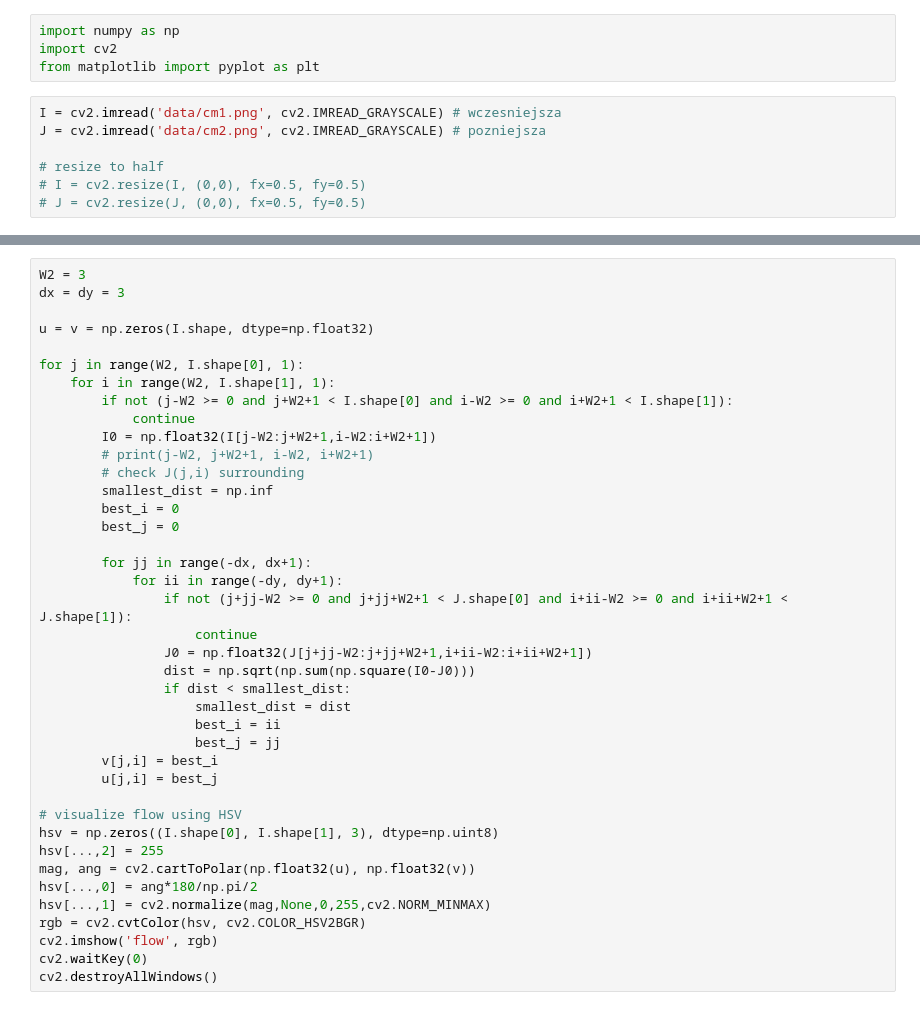
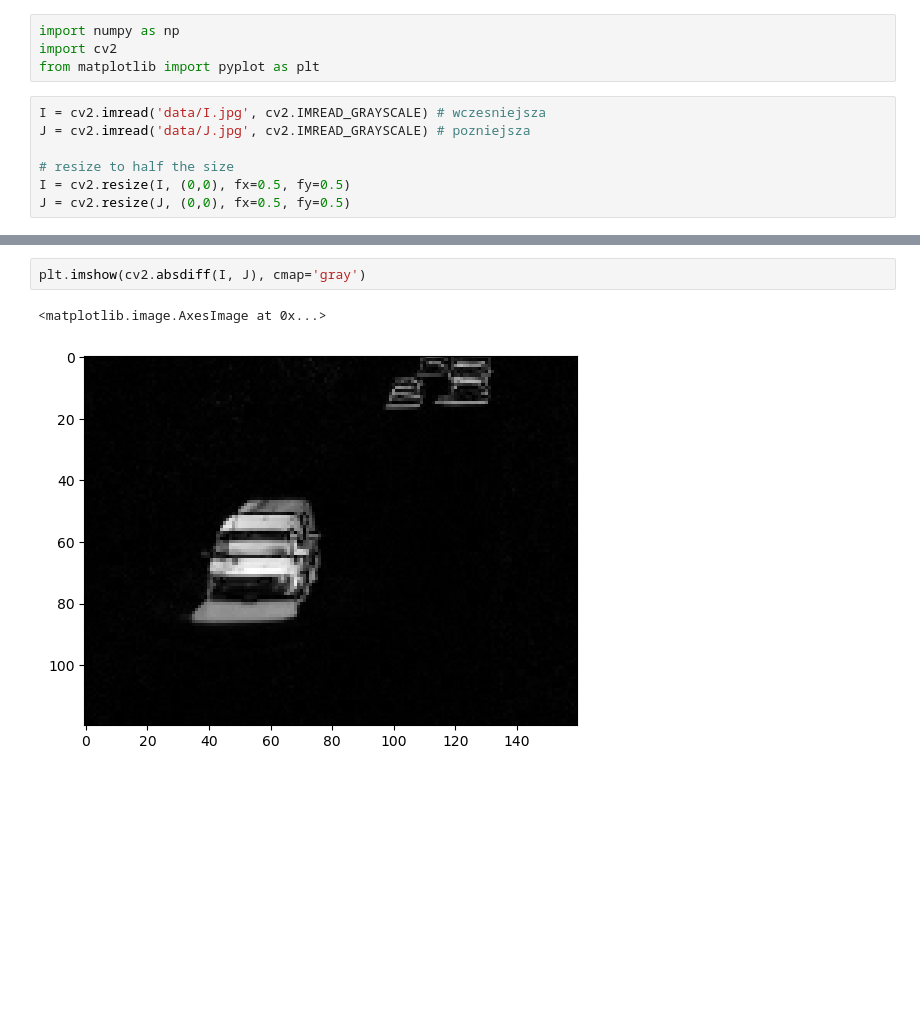
Before and after one commit to Eniterusx/algorytmy-wizyjne, a Jupyter notebook: lab4/lab4.ipynb, the cells around one changed output, grey strips where cells are left out. Drawn from its saved outputs; the diff is of its cells as text; blank space fills up the shorter version.

```diff
--- a/lab4/lab4.ipynb
+++ b/lab4/lab4.ipynb
@@ -3,9 +3,9 @@ import numpy as np
 import cv2
 from matplotlib import pyplot as plt
 # %%
-I = cv2.imread('data/cm1.png', cv2.IMREAD_GRAYSCALE) # wczesniejsza
-J = cv2.imread('data/cm2.png', cv2.IMREAD_GRAYSCALE) # pozniejsza
+I = cv2.imread('data/I.jpg', cv2.IMREAD_GRAYSCALE) # wczesniejsza
+J = cv2.imread('data/J.jpg', cv2.IMREAD_GRAYSCALE) # pozniejsza
 
-# resize to half
-# I = cv2.resize(I, (0,0), fx=0.5, fy=0.5)
-# J = cv2.resize(J, (0,0), fx=0.5, fy=0.5)
+# resize to half the size
+I = cv2.resize(I, (0,0), fx=0.5, fy=0.5)
+J = cv2.resize(J, (0,0), fx=0.5, fy=0.5)
@@ -23,40 +12,5 @@ cv2.destroyAllWindows()
-# %%
-W2 = 3
-dx = dy = 3
-
-u = v = np.zeros(I.shape, dtype=np.float32)
-
-for j in range(W2, I.shape[0], 1):
-    for i in range(W2, I.shape[1], 1):
-        if not (j-W2 >= 0 and j+W2+1 < I.shape[0] and i-W2 >= 0 and i+W2+1 < I.shape[1]):
-            continue
-        I0 = np.float32(I[j-W2:j+W2+1,i-W2:i+W2+1])
-        # print(j-W2, j+W2+1, i-W2, i+W2+1)
-        # check J(j,i) surrounding
-        smallest_dist = np.inf
-        best_i = 0
-        best_j = 0
-
-        for jj in range(-dx, dx+1):
-            for ii in range(-dy, dy+1):
-                if not (j+jj-W2 >= 0 and j+jj+W2+1 < J.shape[0] and i+ii-W2 >= 0 and i+ii+W2+1 < J.shape[1]):
-                    continue
-                J0 = np.float32(J[j+jj-W2:j+jj+W2+1,i+ii-W2:i+ii+W2+1])
-                dist = np.sqrt(np.sum(np.square(I0-J0)))
-                if dist < smallest_dist:
-                    smallest_dist = dist
-                    best_i = ii
-                    best_j = jj
-        v[j,i] = best_i
-        u[j,i] = best_j
-
-# visualize flow using HSV
-hsv = np.zeros((I.shape[0], I.shape[1], 3), dtype=np.uint8)
-hsv[...,2] = 255
-mag, ang = cv2.cartToPolar(np.float32(u), np.float32(v))
-hsv[...,0] = ang*180/np.pi/2
-hsv[...,1] = cv2.normalize(mag,None,0,255,cv2.NORM_MINMAX)
-rgb = cv2.cvtColor(hsv, cv2.COLOR_HSV2BGR)
-cv2.imshow('flow', rgb)
-cv2.waitKey(0)
-cv2.destroyAllWindows()
+# %%
+plt.imshow(cv2.absdiff(I, J), cmap='gray')
+# %% [output]
+<matplotlib.image.AxesImage at 0x...>
+[figure, added]
```
Also changed, not shown: parts of 4 cells of this notebook, 3 other files.
